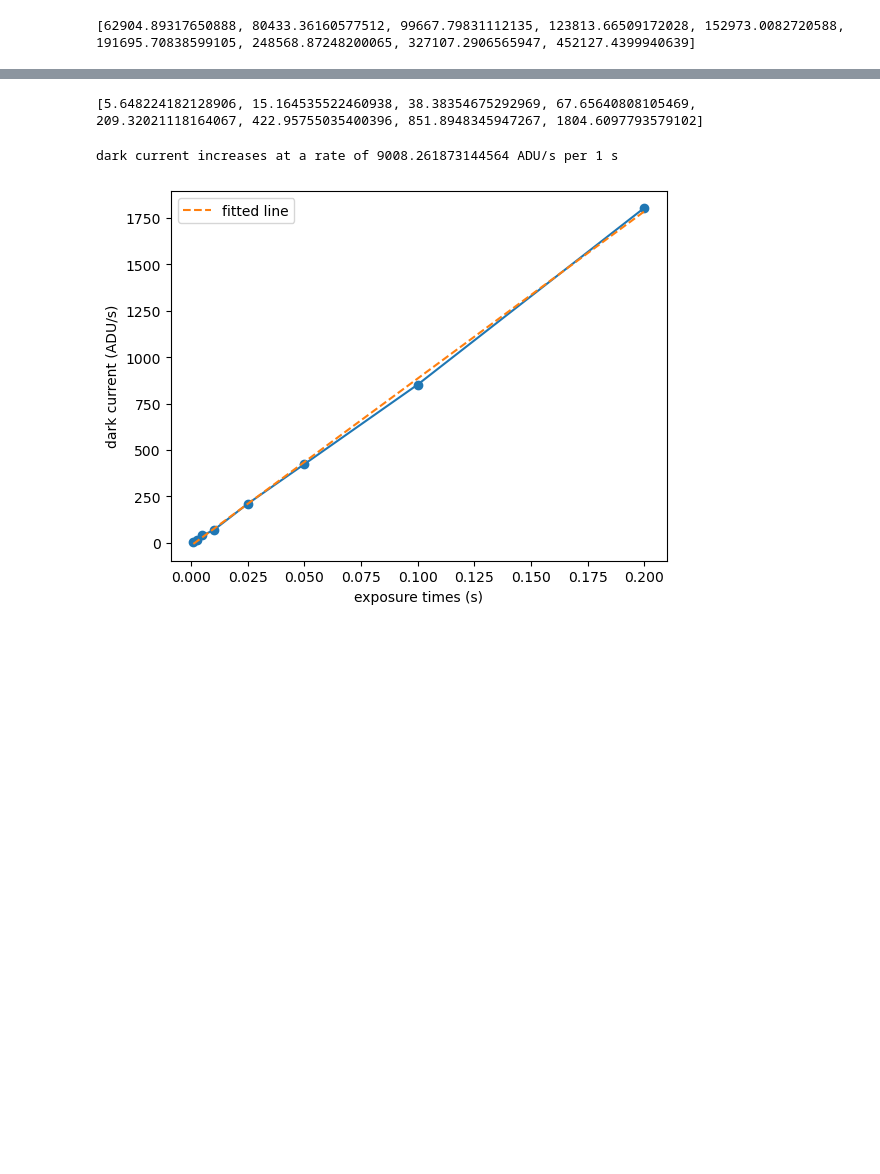
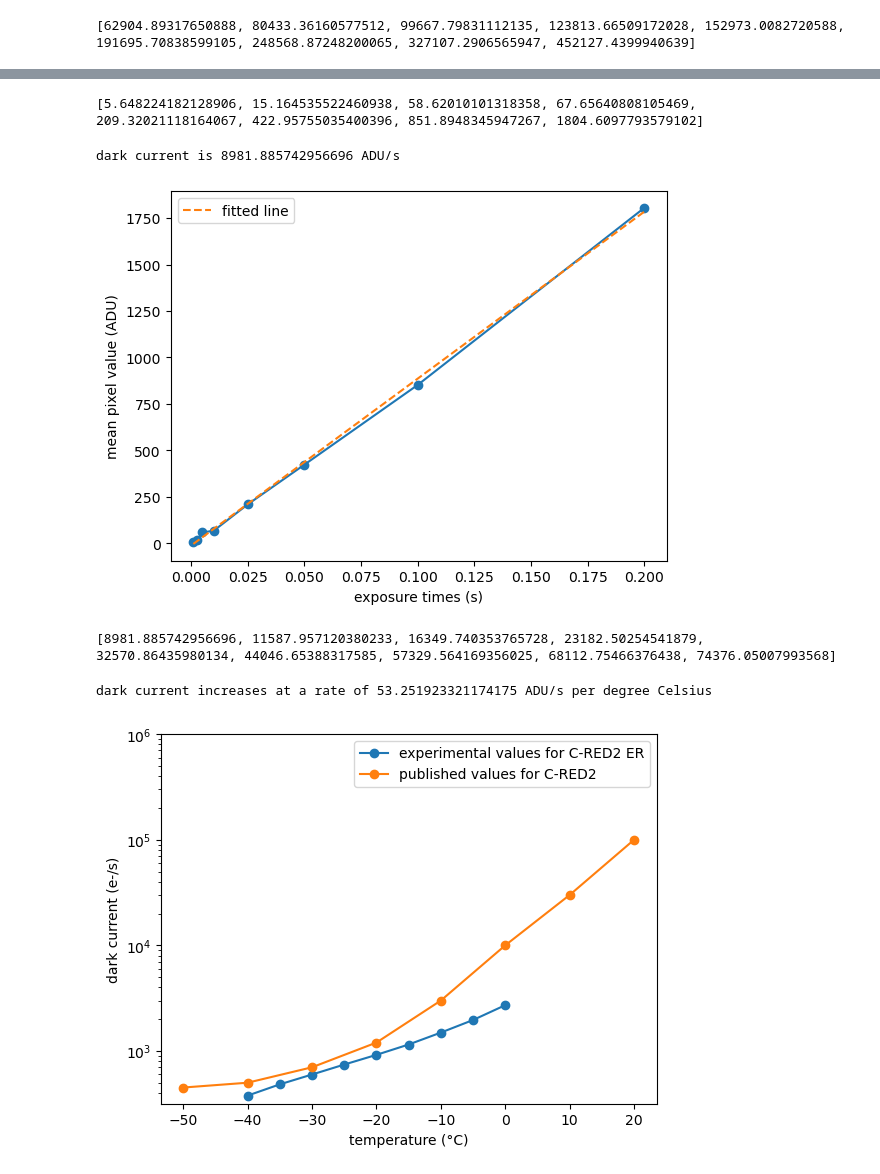
Before and after one commit to courtneyduong/cred2-characterization, a Jupyter notebook: dark current analysis.ipynb, the cells around one changed output, grey strips where cells are left out. Drawn from its saved outputs; the diff is of its cells as text; code cells hidden in the pictures; blank space fills up the shorter version.

```diff
--- a/dark current analysis.ipynb
+++ b/dark current analysis.ipynb
@@ -90,4 +110,7 @@ darkts_subtracted = [darkt - bias for darkt in darkts]
 # %%
+# subtract bias
+darkts_subtracted = [darkt - bias for darkt in darkts40]
+
 # average dark frames over 10 reads:
 darkt_avgs = [np.mean(darkt, axis=0) for darkt in darkts_subtracted]
 
@@ -95,7 +118,7 @@ darkt_avgs = [np.mean(darkt, axis=0) for darkt in darkts_subtracted]
 pixel_avgs_t = [np.mean(darkt_avg) for darkt_avg in darkt_avgs]
 print(pixel_avgs_t) # negative values are due to defective frames in original image
 # %% [output]
-[5.648224182128906, 15.164535522460938, 38.38354675292969, 67.65640808105469, 209.32021118164067, 422.95755035400396, 851.8948345947267, 1804.6097793579102]
+[5.648224182128906, 15.164535522460938, 58.62010101318358, 67.65640808105469, 209.32021118164067, 422.95755035400396, 851.8948345947267, 1804.6097793579102]
 # %%
 # plot tint vs dark current
 exposure_times = [1/1000, 2.5/1000, 5/1000, 10/1000, 25/1000, 50/1000, 100/1000, 200/1000] # in s
@@ -103,17 +126,17 @@ plt.plot(exposure_times, pixel_avgs_t, '-o')
 
 # plot fitted line
 coefs = np.polyfit(exposure_times, pixel_avgs_t, 1)
-slope, intercept = coefs
-dark_current_fit = [slope*time + intercept for time in exposure_times]
+slope40, intercept = coefs
+dark_current_fit = [slope40*time + intercept for time in exposure_times]
 plt.plot(exposure_times, dark_current_fit, '--', label='fitted line')
 
 # other plot stuff
-plt.ylabel('dark current (ADU/s)')
+plt.ylabel('mean pixel value (ADU)')
 plt.xlabel('exposure times (s)')
 
 plt.legend()
 
-print('dark current increases at a rate of', slope, 'ADU/s per 1 s')
+print('dark current is', slope40, 'ADU/s')
 # %% [output]
-dark current increases at a rate of 9008.261873144564 ADU/s per 1 s
+dark current is 8981.885742956696 ADU/s
-[figure, old version]
+[figure, new version]
@@ -120 +224,40 @@ dark current increases at a rate of 9008.261873144564 ADU/s per 1 s
+# %%
+darkts = [darkts40, darkts35, darkts30, darkts25, darkts20, darkts15, darkts10, darkts5, darkts0]
+dark_currents = []
+for darkts_temp in darkts:
+    dark_currents.append(get_dark_current(darkts_temp, bias, exposure_times))
+print(dark_currents)
+# %% [output]
+[8981.885742956696, 11587.957120380233, 16349.740353765728, 23182.50254541879, 32570.86435980134, 44046.65388317585, 57329.564169356025, 68112.75466376438, 74376.05007993568]
+# %%
+#### plot dark current vs temperature again ####
+# plot temperature vs dark current
+temp = [-40, -35, -30, -25, -20, -15, -10, -5, 0]
+gain = 0.006
+dark_currents = [dc*gain for dc in dark_current] # convert to e-/s
+plt.plot(temp, dark_currents, '-o', label='experimental values for C-RED2 ER') # this might be in adu/s not e-/s -> find gain
+
+# plot fitted line
+coefs = np.polyfit(temp, dark_currents, 1)
+slope, intercept = coefs
+dark_current_fit = [slope*t + intercept for t in temp]
+# plt.plot(temp, dark_current_fit, '--', label='linear fit')
+
+# plot published dark current values
+# these are for cred2 not cred2 er
+temp_pub = [-50, -40, -30, -20, -10, 0, 10, 20]
+dark_current_pub = [450, 500, 700, 1200, 3000, 10000, 30000, 100000]
+plt.plot(temp_pub, dark_current_pub, '-o', label='published values for C-RED2')
+
+# other plot stuff
+plt.ylabel('dark current (e-/s)')
+plt.xlabel('temperature (°C)')
+plt.yscale('log')
+plt.ylim(10**2.5, 10**6)
+plt.legend()
+
+print('dark current increases at a rate of', slope, 'ADU/s per degree Celsius')
+# %% [output]
+dark current increases at a rate of 53.251923321174175 ADU/s per degree Celsius
+[figure, added]
 # %%
```
Also changed, not shown: parts of 7 cells of this notebook, 1 other file.
